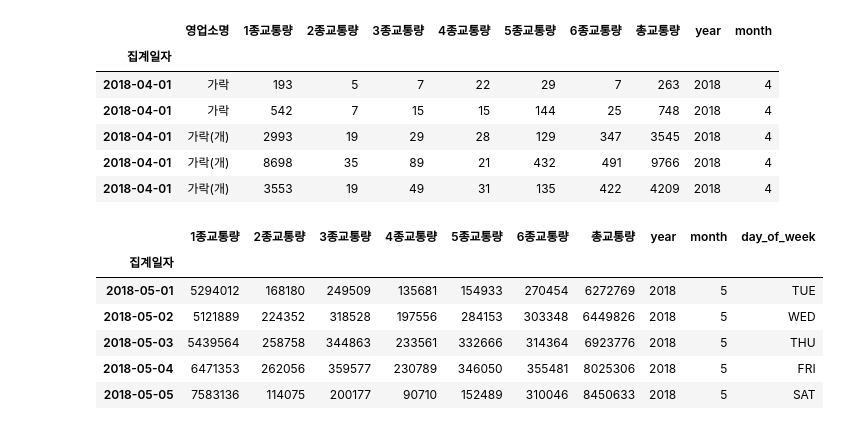
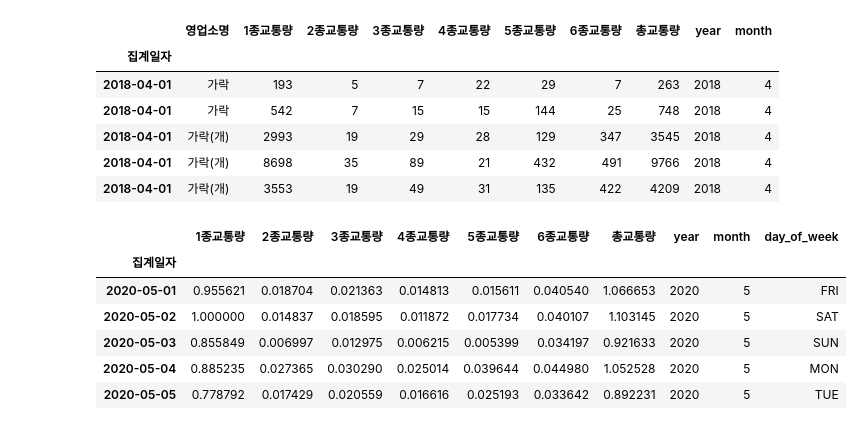
Before and after one commit to WooShangHyeon/damentor_3, a Jupyter notebook: Woo.ipynb, the cells around one changed output. Drawn from its saved outputs; the diff is of its cells as text; code cells hidden in the pictures.

```diff
--- a/Woo.ipynb
+++ b/Woo.ipynb
@@ -59,20 +59,20 @@ traffic_data.head()
 | 2018-04-01 | 가락(개) | 8698 | 35 | 89 | 21 | 432 | 491 | 9766 | 2018 | 4 |
 | 2018-04-01 | 가락(개) | 3553 | 19 | 49 | 31 | 135 | 422 | 4209 | 2018 | 4 |
 # %%
-# 2분기중 5월로만 그룹화
-may_traffic_data=traffic_data[(traffic_data['month']==5)]
-may_traffic_data=may_traffic_data.groupby('집계일자')['1종교통량', '2종교통량','3종교통량', '4종교통량', '5종교통량', '6종교통량', '총교통량'].sum()
+# 2020 2분기중 5월로만 그룹화
+may_traffic_data=traffic_data[(traffic_data['month']==5)&(traffic_data['year']==2020)]
+may_traffic_data=may_traffic_data.groupby('집계일자')['1종교통량', '2종교통량','3종교통량', '4종교통량', '5종교통량', '6종교통량', '총교통량'].sum()/(6.935460e+06)
 may_traffic_data['year']=may_traffic_data.index.year
 may_traffic_data['month']=may_traffic_data.index.month
 days={0:'MON',1:'TUE',2:'WED',3:'THU',4:'FRI',5:'SAT',6:'SUN'}
 may_traffic_data['day_of_week']=may_traffic_data.index.dayofweek
 may_traffic_data.day_of_week=may_traffic_data.day_of_week.apply(lambda x : days[x])
 may_traffic_data.head()
 # %% [output]
 |  | 1종교통량 | 2종교통량 | 3종교통량 | 4종교통량 | 5종교통량 | 6종교통량 | 총교통량 | year | month | day_of_week |
 | 집계일자 |  |  |  |  |  |  |  |  |  |  |
-| 2018-05-01 | 5294012 | 168180 | 249509 | 135681 | 154933 | 270454 | 6272769 | 2018 | 5 | TUE |
-| 2018-05-02 | 5121889 | 224352 | 318528 | 197556 | 284153 | 303348 | 6449826 | 2018 | 5 | WED |
-| 2018-05-03 | 5439564 | 258758 | 344863 | 233561 | 332666 | 314364 | 6923776 | 2018 | 5 | THU |
-| 2018-05-04 | 6471353 | 262056 | 359577 | 230789 | 346050 | 355481 | 8025306 | 2018 | 5 | FRI |
-| 2018-05-05 | 7583136 | 114075 | 200177 | 90710 | 152489 | 310046 | 8450633 | 2018 | 5 | SAT |
+| 2020-05-01 | 0.955621 | 0.018704 | 0.021363 | 0.014813 | 0.015611 | 0.040540 | 1.066653 | 2020 | 5 | FRI |
+| 2020-05-02 | 1.000000 | 0.014837 | 0.018595 | 0.011872 | 0.017734 | 0.040107 | 1.103145 | 2020 | 5 | SAT |
+| 2020-05-03 | 0.855849 | 0.006997 | 0.012975 | 0.006215 | 0.005399 | 0.034197 | 0.921633 | 2020 | 5 | SUN |
+| 2020-05-04 | 0.885235 | 0.027365 | 0.030290 | 0.025014 | 0.039644 | 0.044980 | 1.052528 | 2020 | 5 | MON |
+| 2020-05-05 | 0.778792 | 0.017429 | 0.020559 | 0.016616 | 0.025193 | 0.033642 | 0.892231 | 2020 | 5 | TUE |
```
Also changed, not shown: parts of 37 cells of this notebook.
